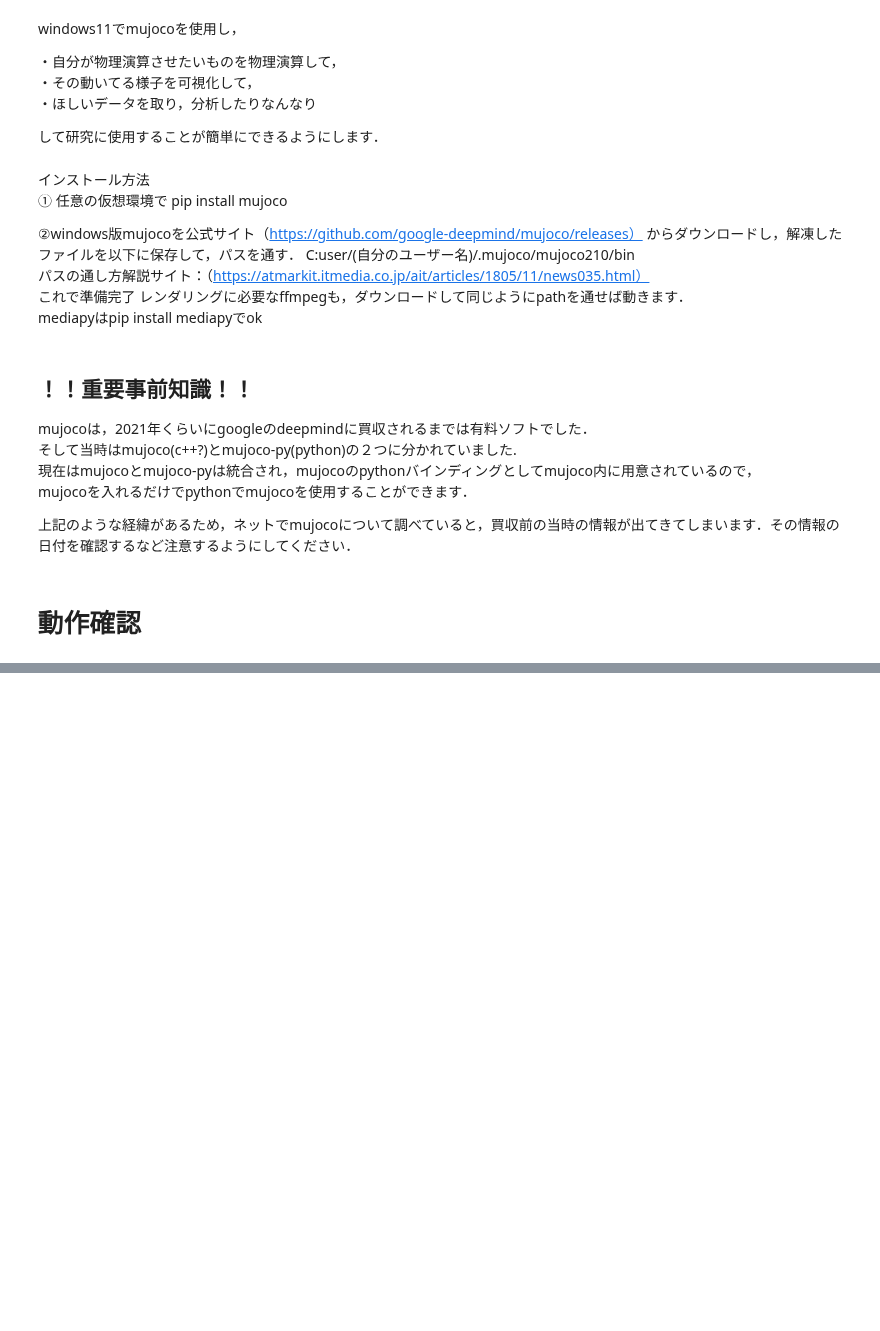
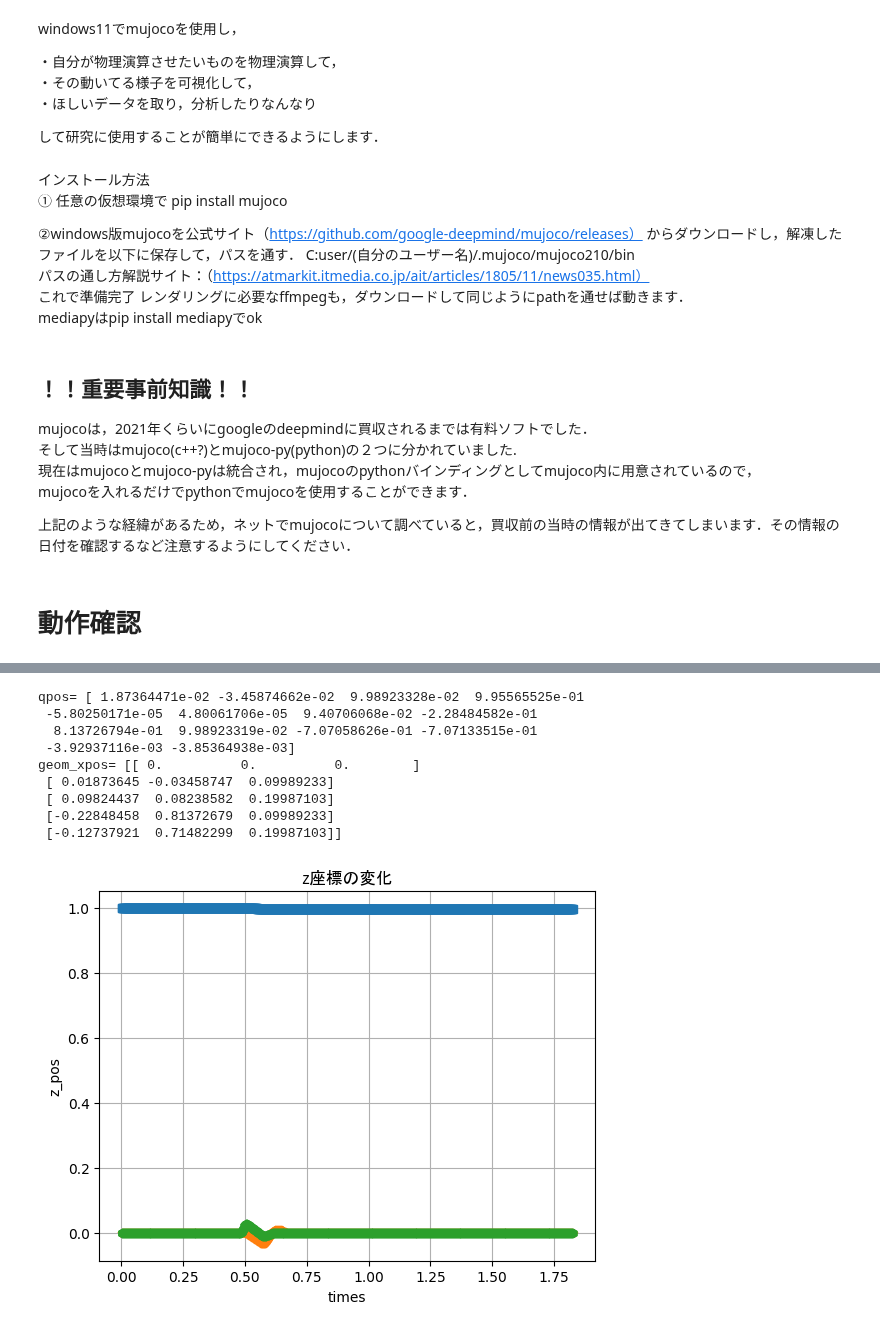
Before and after one commit to ShibuyaAtsushi/sibuya, a Jupyter notebook: mujocoの使い方整理.ipynb, the cells around one changed output, grey strips where cells are left out. Cells and saved outputs as stored; diff of their text form; code cells hidden in the pictures; blank space fills up the shorter version.

```diff
--- a/mujocoの使い方整理.ipynb
+++ b/mujocoの使い方整理.ipynb
@@ -97,0 +192,70 @@ media.show_video(frames, fps=framerate)
+# %%
+import numpy as np
+import mujoco
+import mediapy as media
+import matplotlib.pyplot as plt
+
+
+xml = """
+<mujoco>
+  <worldbody>
+    <light pos="0 -0.5 3" mode="trackcom"/>
+    <geom name="ground" type="plane" pos="0 0 0" size="2 2 .1"  />
+    <body name="box_and_sphere" pos="0 0 1">
+      <freejoint/>
+      <geom name="red_box" type="box" size=".1 .1 .1" rgba="1 0 0 1"/>
+      <geom name="green_sphere" size=".06" pos=".1 .1 .1" rgba="0 1 0 1"/>
+    </body>
+    <body name="box_and_sphere2" pos="0 0.2 1.5">
+      <freejoint/>
+      <geom name="red_box2" type="box" size=".1 .1 .1" rgba="1 0 0 1"/>
+      <geom name="green_sphere2" size=".06" pos=".1 .1 .1" rgba="0 1 0 1"/>
+    </body>
+    <site type="box" rgba="1 0 0 0.2" fromto="0 0 0 2 0 0" size="0.02"/>
+    <site type="box" rgba="0 1 0 0.2" fromto="0 0 0 0 2 0" size="0.02"/>
+    <site type="box" rgba="0 0 1 0.2" fromto="0 0 0 0 0 2" size="0.02"/>
+  </worldbody>
+</mujoco>
+"""
+cube_xpos = []
+cube_ypos = []
+cube_zpos = []
+times = []
+frames = []
+model = mujoco.MjModel.from_xml_string(xml)
+renderer = mujoco.Renderer(model, 300, 300)
+data = mujoco.MjData(model)
+mujoco.mj_forward(model, data)
+renderer.update_scene(data, "fixed")
+media.show_image(renderer.render())
+
+# simulate and render
+for i in range(220):
+  while data.time < i/120.0: #1/4x real time　１２０ステップ進めてから，こまどりを保存する仕組み？
+    mujoco.mj_step(model, data)
+    times.append(data.time) #時間の値をリストに格納
+    cube_xpos.append(data.qpos[3].copy())
+    cube_ypos.append(data.qpos[4].copy())
+    cube_zpos.append(data.qpos[5].copy())
+    # print(angular_velocity[2,2])
+  renderer.update_scene(data,)
+  frame = renderer.render()
+  frames.append(frame)
+
+# print(angular_velocity[2][2])
+# show video
+media.show_video(frames, fps=60)
+
+print("qpos=", data.qpos)
+print("geom_xpos=", data.geom_xpos)
+
+plt.xlabel("times")
+plt.ylabel("z_pos")
+plt.grid()
+plt.title("z座標の変化", fontname="MS Gothic")
+plt.plot(times, cube_xpos, linestyle='solid', marker='s')
+plt.plot(times, cube_ypos, linestyle='solid', marker='p')
+plt.plot(times, cube_zpos, linestyle='solid', marker='h')
+# plt.plot(times, angular_velocity[2][2], linestyle='solid', marker='o')
+plt.show()
+# %% [output]
@@ -97,0 +264,10 @@ media.show_video(frames, fps=framerate)
+qpos= [ 1.87364471e-02 -3.45874662e-02  9.98923328e-02  9.95565525e-01
+ -5.80250171e-05  4.80061706e-05  9.40706068e-02 -2.28484582e-01
+  8.13726794e-01  9.98923319e-02 -7.07058626e-01 -7.07133515e-01
+ -3.92937116e-03 -3.85364938e-03]
+geom_xpos= [[ 0.          0.          0.        ]
+ [ 0.01873645 -0.03458747  0.09989233]
+ [ 0.09824437  0.08238582  0.19987103]
+ [-0.22848458  0.81372679  0.09989233]
+ [-0.12737921  0.71482299  0.19987103]]
+[figure, added]
```
Also changed, not shown: parts of 9 cells of this notebook, 2 other files.
